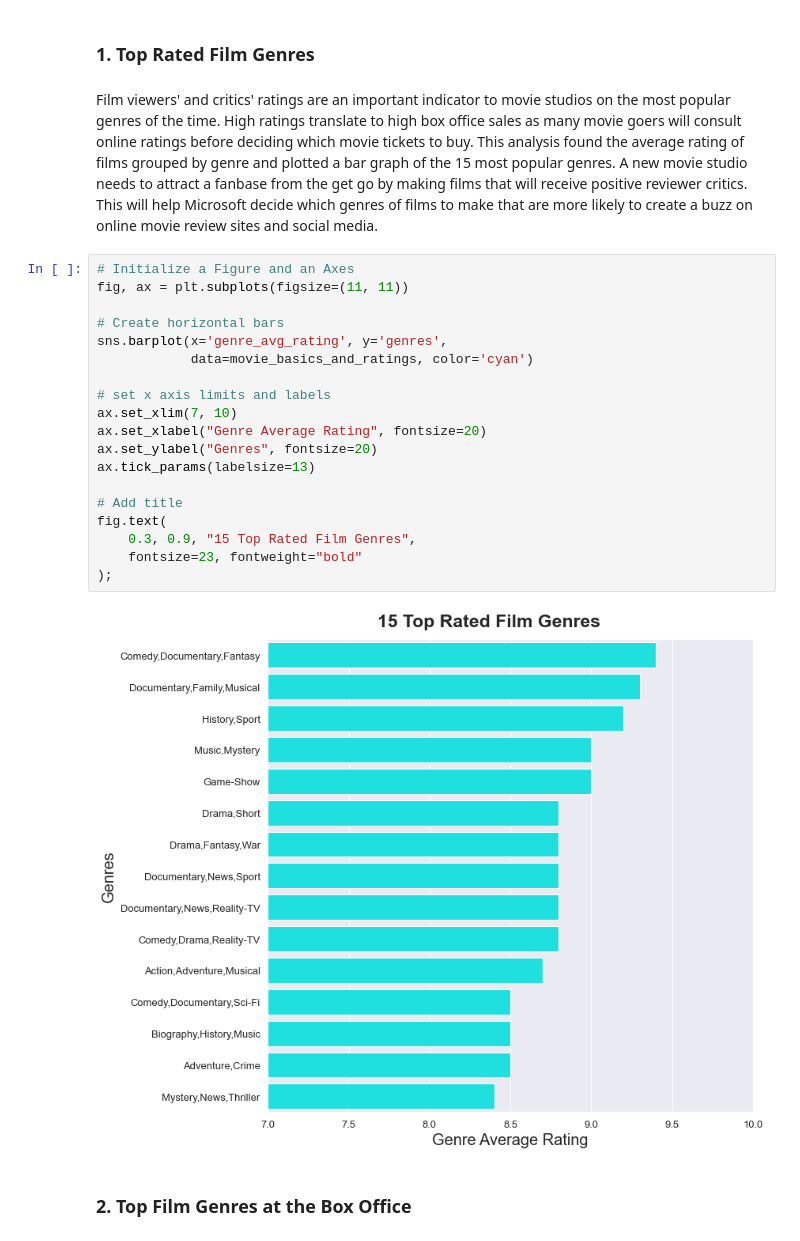
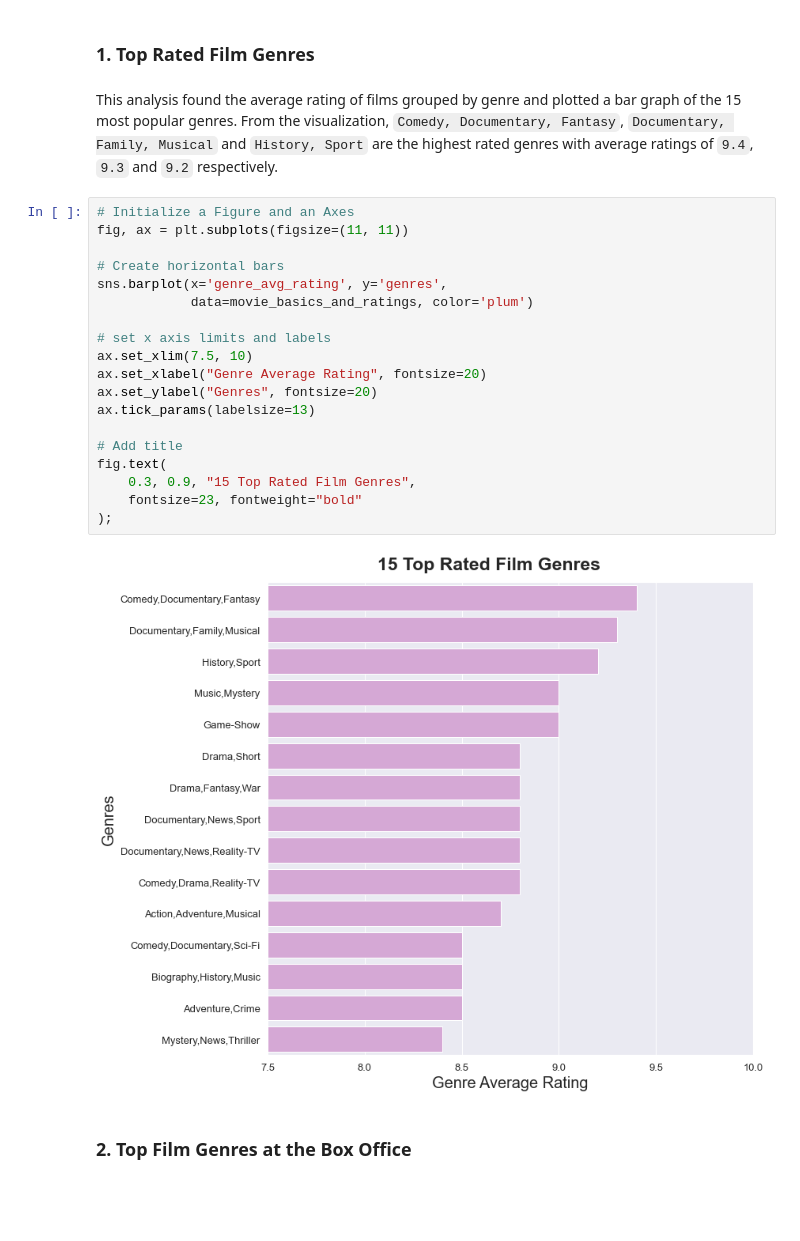
Before and after one commit to stevegithinji/Microsoft-Movies-Analysis, a Jupyter notebook: microsoft_movie_analysis.ipynb, the cells around one changed output. Cells and saved outputs as stored; diff of their text form; blank space fills up the shorter version.

```diff
--- a/microsoft_movie_analysis.ipynb
+++ b/microsoft_movie_analysis.ipynb
@@ -539,28 +539,28 @@ Questions to consider:
 ***
 # %% [markdown]
 ### 1. Top Rated Film Genres
-# %% [markdown]
-Film viewers' and critics' ratings are an important indicator to movie studios on the most popular genres of the time. High ratings translate to high box office sales as many movie goers will consult online ratings before deciding which movie tickets to buy. This analysis found the average rating of films grouped by genre and plotted a bar graph of the 15 most popular genres. A new movie studio needs to attract a fanbase from the get go by making films that will receive positive reviewer critics. This will help Microsoft decide which genres of films to make that are more likely to create a buzz on online movie review sites and social media.
+# %% [markdown]
+This analysis found the average rating of films grouped by genre and plotted a bar graph of the 15 most popular genres. From the visualization, `Comedy, Documentary, Fantasy`, `Documentary, Family, Musical` and `History, Sport` are the highest rated genres with average ratings of `9.4`, `9.3` and `9.2` respectively.
 # %%
 # Initialize a Figure and an Axes
 fig, ax = plt.subplots(figsize=(11, 11))
 
 # Create horizontal bars
 sns.barplot(x='genre_avg_rating', y='genres',
-            data=movie_basics_and_ratings, color='cyan')
+            data=movie_basics_and_ratings, color='plum')
 
 # set x axis limits and labels
-ax.set_xlim(7, 10)
+ax.set_xlim(7.5, 10)
 ax.set_xlabel("Genre Average Rating", fontsize=20)
 ax.set_ylabel("Genres", fontsize=20)
 ax.tick_params(labelsize=13)
 
 # Add title
 fig.text(
     0.3, 0.9, "15 Top Rated Film Genres",
     fontsize=23, fontweight="bold"
 );
 # %% [output]
-[figure, old version]
+[figure, new version]
 # %% [markdown]
 ### 2. Top Film Genres at the Box Office
```
Also changed, not shown: parts of 13 cells of this notebook.
